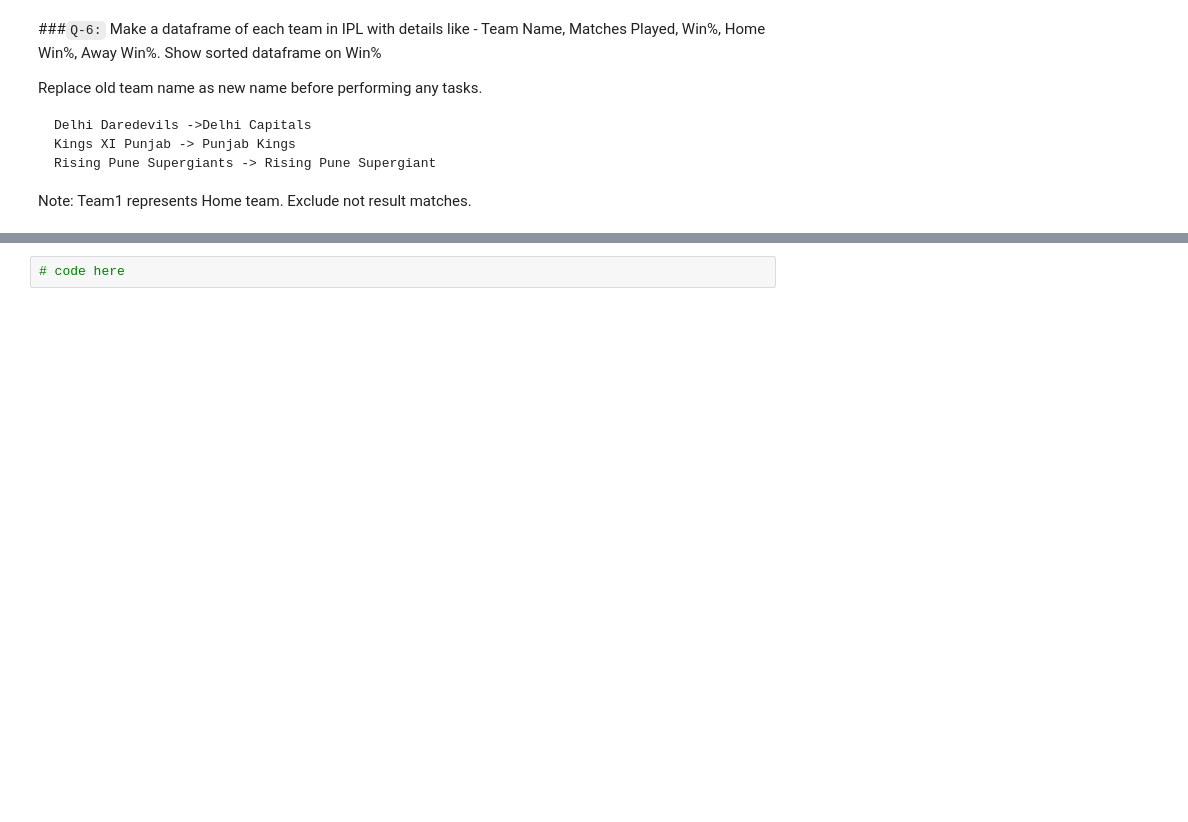
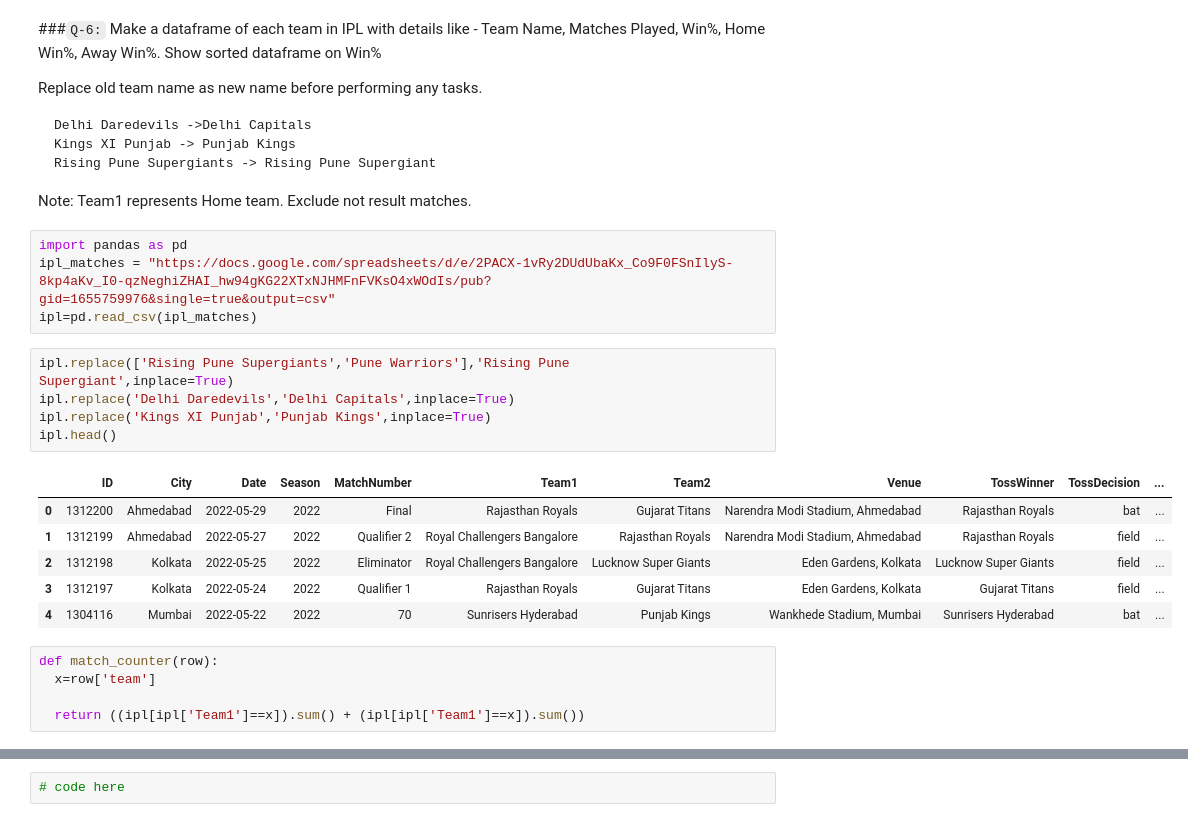
Before and after one commit to singhbhaskar360/Python_ML, a Jupyter notebook: Pandas_session_18_tasks.ipynb, the cells around one changed output, grey strips where cells are left out. Cells and saved outputs as stored; diff of their text form; blank space fills up the shorter version.

````diff
--- a/Pandas_session_18_tasks.ipynb
+++ b/Pandas_session_18_tasks.ipynb
@@ -289,3 +289,24 @@ Rising Pune Supergiants -> Rising Pune Supergiant
 ```
 
 Note: Team1 represents Home team. Exclude not result matches.
+# %%
+import pandas as pd
+ipl_matches = "https://docs.google.com/spreadsheets/d/e/2PACX-1vRy2DUdUbaKx_Co9F0FSnIlyS-8kp4aKv_I0-qzNeghiZHAI_hw94gKG22XTxNJHMFnFVKsO4xWOdIs/pub?gid=1655759976&single=true&output=csv"
+ipl=pd.read_csv(ipl_matches)
+# %%
+ipl.replace(['Rising Pune Supergiants','Pune Warriors'],'Rising Pune Supergiant',inplace=True)
+ipl.replace('Delhi Daredevils','Delhi Capitals',inplace=True)
+ipl.replace('Kings XI Punjab','Punjab Kings',inplace=True)
+ipl.head()
+# %% [output]
+|  | ID | City | Date | Season | MatchNumber | Team1 | Team2 | Venue | TossWinner | TossDecision | ... |
+| 0 | 1312200 | Ahmedabad | 2022-05-29 | 2022 | Final | Rajasthan Royals | Gujarat Titans | Narendra Modi Stadium, Ahmedabad | Rajasthan Royals | bat | ... |
+| 1 | 1312199 | Ahmedabad | 2022-05-27 | 2022 | Qualifier 2 | Royal Challengers Bangalore | Rajasthan Royals | Narendra Modi Stadium, Ahmedabad | Rajasthan Royals | field | ... |
+| 2 | 1312198 | Kolkata | 2022-05-25 | 2022 | Eliminator | Royal Challengers Bangalore | Lucknow Super Giants | Eden Gardens, Kolkata | Lucknow Super Giants | field | ... |
+| 3 | 1312197 | Kolkata | 2022-05-24 | 2022 | Qualifier 1 | Rajasthan Royals | Gujarat Titans | Eden Gardens, Kolkata | Gujarat Titans | field | ... |
+| 4 | 1304116 | Mumbai | 2022-05-22 | 2022 | 70 | Sunrisers Hyderabad | Punjab Kings | Wankhede Stadium, Mumbai | Sunrisers Hyderabad | bat | ... |
+# %%
+def match_counter(row):
+  x=row['team']
+
+  return ((ipl[ipl['Team1']==x]).sum() + (ipl[ipl['Team1']==x]).sum())
````
Also changed, not shown: parts of 3 cells of this notebook.
